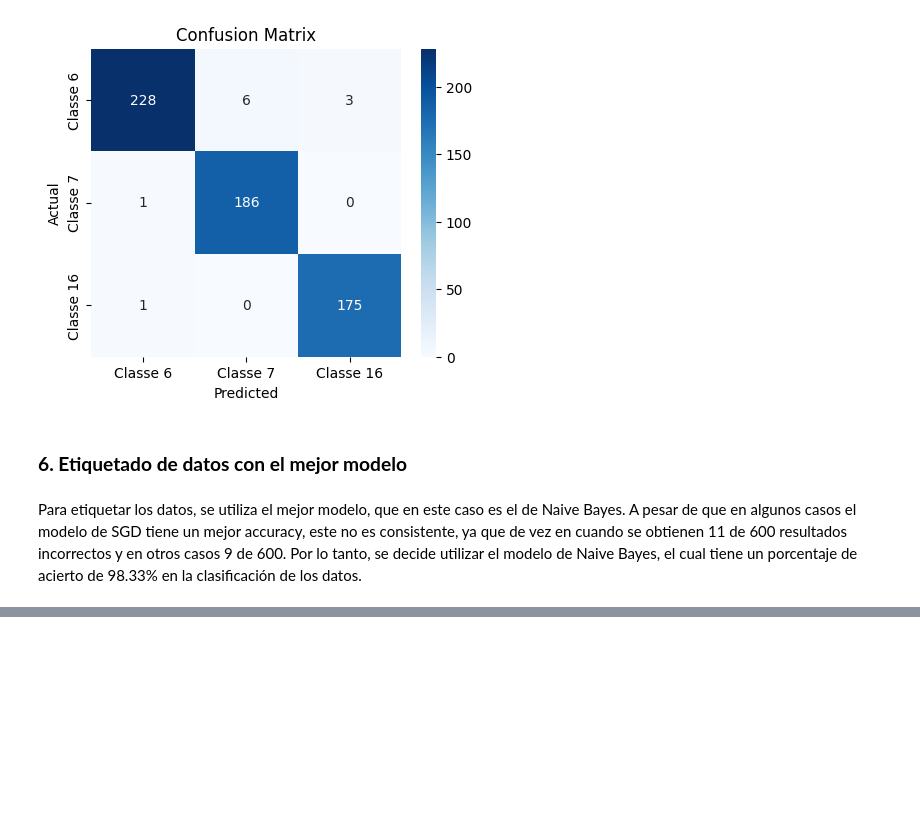
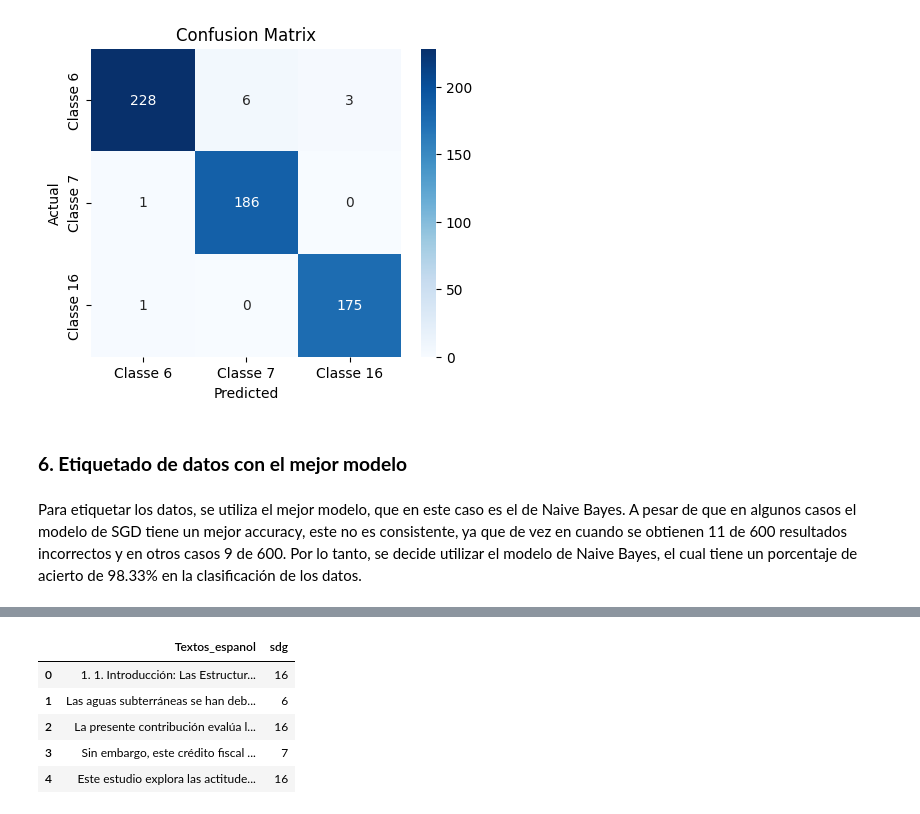
Before and after one commit to ernestocpc/Proyecto1-BI, a Jupyter notebook: proyecto1etapa1.ipynb, the cells around one changed output, grey strips where cells are left out. Drawn from its saved outputs; the diff is of its cells as text; code cells hidden in the pictures; blank space fills up the shorter version.

```diff
--- a/proyecto1etapa1.ipynb
+++ b/proyecto1etapa1.ipynb
@@ -450,0 +481,9 @@ Para etiquetar los datos, se utiliza el mejor modelo, que en este caso es el de
+# %%
+df_sin_etiquetas.head()
+# %% [output]
+|  | Textos_espanol | sdg |
+| 0 | 1. 1. Introducción: Las Estructur... | 16 |
+| 1 | Las aguas subterráneas se han deb... | 6 |
+| 2 | La presente contribución evalúa l... | 16 |
+| 3 | Sin embargo, este crédito fiscal ... | 7 |
+| 4 | Este estudio explora las actitude... | 16 |
```
Also changed, not shown: parts of 14 cells of this notebook, 1 other file.
